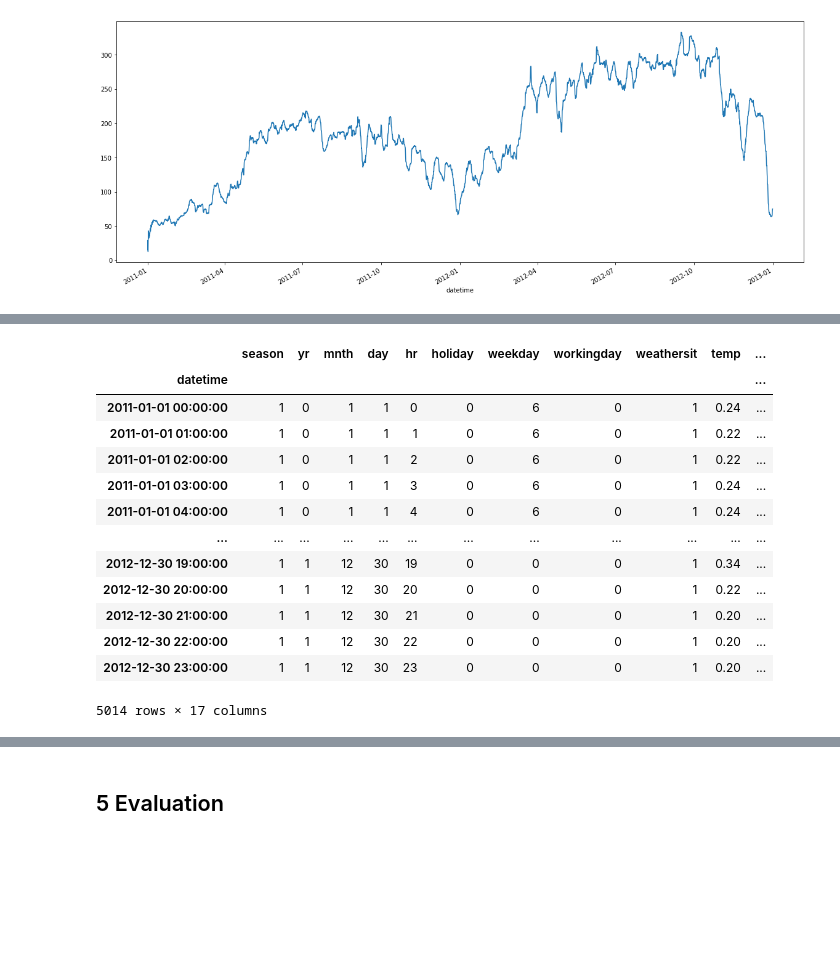
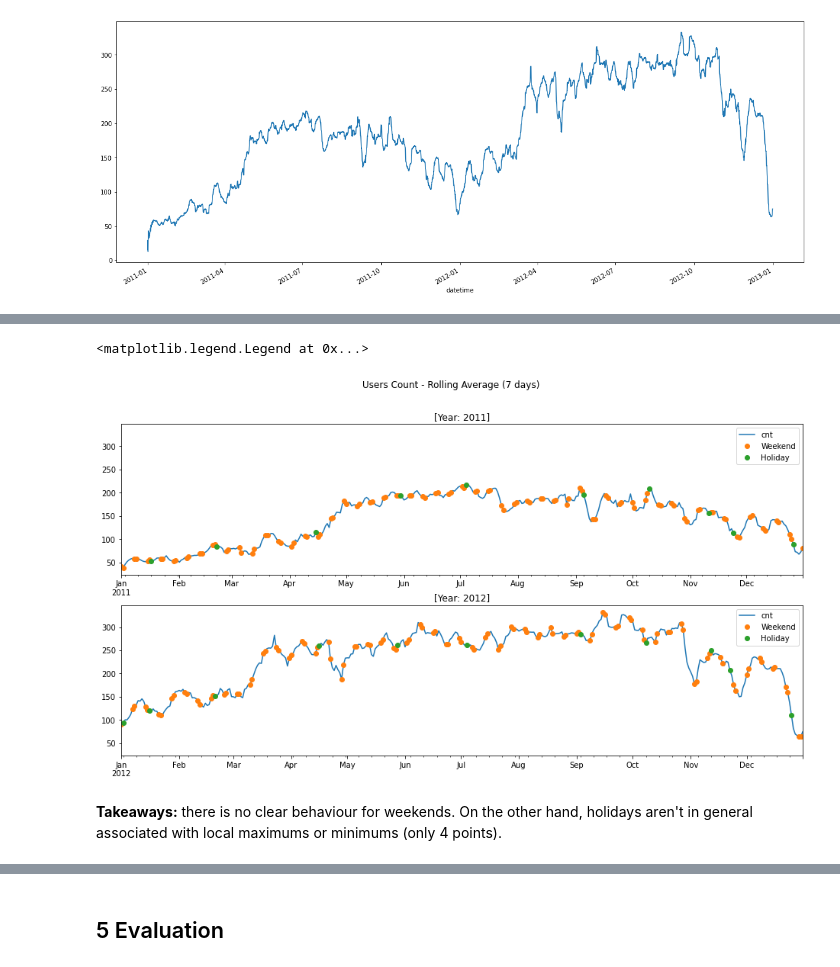
Before and after one commit to hanslemm/Study, a Jupyter notebook: Data Analysis.ipynb, the cells around one changed output, grey strips where cells are left out. Saved outputs shown, nothing was run; the diff lists cells and outputs as text; code cells hidden in the pictures; blank space fills up the shorter version.

```diff
--- a/Data Analysis.ipynb
+++ b/Data Analysis.ipynb
@@ -236,10 +262,10 @@ df_clean
 | 2012-12-31 23:00:00 | 1 | 1 | 12 | 31 | 23 | 0 | 1 | 1 | 1 | 0.26 | ... |
 17379 rows × 17 columns
 # %%
-h0w0 = df_clean[df_clean['daytype']==0].index # holiday FALSE and workingday FALSE
-h1w0 = df_clean[df_clean['daytype']==1].index # holiday TRUE and workingday FALSE
-h0w1 = df_clean[df_clean['daytype']==2].index # holiday FALSE and workingday TRUE
-h1w1 = df_clean[df_clean['daytype']==3].index # holiday TRUE and workingday TRUE
+h0w0 = df_clean[df_clean['daytype']=='weekendday'] # holiday FALSE and workingday FALSE
+h1w0 = df_clean[df_clean['daytype']=='holiday'] # holiday TRUE and workingday FALSE
+h0w1 = df_clean[df_clean['daytype']=='workingday'] # holiday FALSE and workingday TRUE
+h1w1 = df_clean[df_clean['daytype']=='nonclassified'] # holiday TRUE and workingday TRUE
 
 h1w1 # Checking data integrity
 # %% [output]
@@ -281,17 +308,30 @@ df_roll_7d['cnt'].plot(figsize=(20,8))
-# %%
-df_clean.loc[h0w0]
-# %% [output]
-|  | season | yr | mnth | day | hr | holiday | weekday | workingday | weathersit | temp | ... |
-| datetime |  |  |  |  |  |  |  |  |  |  | ... |
-| 2011-01-01 00:00:00 | 1 | 0 | 1 | 1 | 0 | 0 | 6 | 0 | 1 | 0.24 | ... |
-| 2011-01-01 01:00:00 | 1 | 0 | 1 | 1 | 1 | 0 | 6 | 0 | 1 | 0.22 | ... |
-| 2011-01-01 02:00:00 | 1 | 0 | 1 | 1 | 2 | 0 | 6 | 0 | 1 | 0.22 | ... |
-| 2011-01-01 03:00:00 | 1 | 0 | 1 | 1 | 3 | 0 | 6 | 0 | 1 | 0.24 | ... |
-| 2011-01-01 04:00:00 | 1 | 0 | 1 | 1 | 4 | 0 | 6 | 0 | 1 | 0.24 | ... |
-| ... | ... | ... | ... | ... | ... | ... | ... | ... | ... | ... | ... |
-| 2012-12-30 19:00:00 | 1 | 1 | 12 | 30 | 19 | 0 | 0 | 0 | 1 | 0.34 | ... |
-| 2012-12-30 20:00:00 | 1 | 1 | 12 | 30 | 20 | 0 | 0 | 0 | 1 | 0.22 | ... |
-| 2012-12-30 21:00:00 | 1 | 1 | 12 | 30 | 21 | 0 | 0 | 0 | 1 | 0.20 | ... |
-| 2012-12-30 22:00:00 | 1 | 1 | 12 | 30 | 22 | 0 | 0 | 0 | 1 | 0.20 | ... |
-| 2012-12-30 23:00:00 | 1 | 1 | 12 | 30 | 23 | 0 | 0 | 0 | 1 | 0.20 | ... |
-5014 rows × 17 columns
+# %%
+df_roll_7d=df_clean.resample('D').mean().rolling('7d').mean()
+plt.rcParams["figure.figsize"] = (16,8)
+
+marker1=df_roll_7d.loc[set(h0w0['2011'].index.date)].cnt
+marker2=df_roll_7d.loc[set(h1w0['2011'].index.date)].cnt
+line1 = df_roll_7d.cnt['2011']
+
+marker3=df_roll_7d.loc[set(h0w0['2012'].index.date)].cnt
+marker4=df_roll_7d.loc[set(h1w0['2012'].index.date)].cnt
+line2 = df_roll_7d.cnt['2012']
+
+fig, (ax1, ax2) = plt.subplots(2, sharey=True)
+
+line1.plot(ax=ax1, title='[Year: 2011]', xlabel='')
+ax1.plot(marker1,'o', markersize=6, label='Weekend')
+ax1.plot(marker2,'o', markersize=6, label='Holiday')
+
+line2.plot(ax=ax2, title='[Year: 2012]', xlabel='')
+ax2.plot(marker3,'o', markersize=6, label='Weekend')
+ax2.plot(marker4,'o', markersize=6, label='Holiday')
+
+fig.suptitle('Users Count - Rolling Average (7 days)')
+ax1.legend()
+ax2.legend()
+# %% [output]
+<matplotlib.legend.Legend at 0x...>
+[figure, added]
+# %% [markdown]
+**Takeaways:** there is no clear behaviour for weekends. On the other hand, holidays aren't in general associated with local maximums or minimums (only 4 points).
```
Also changed, not shown: parts of 19 cells of this notebook.
